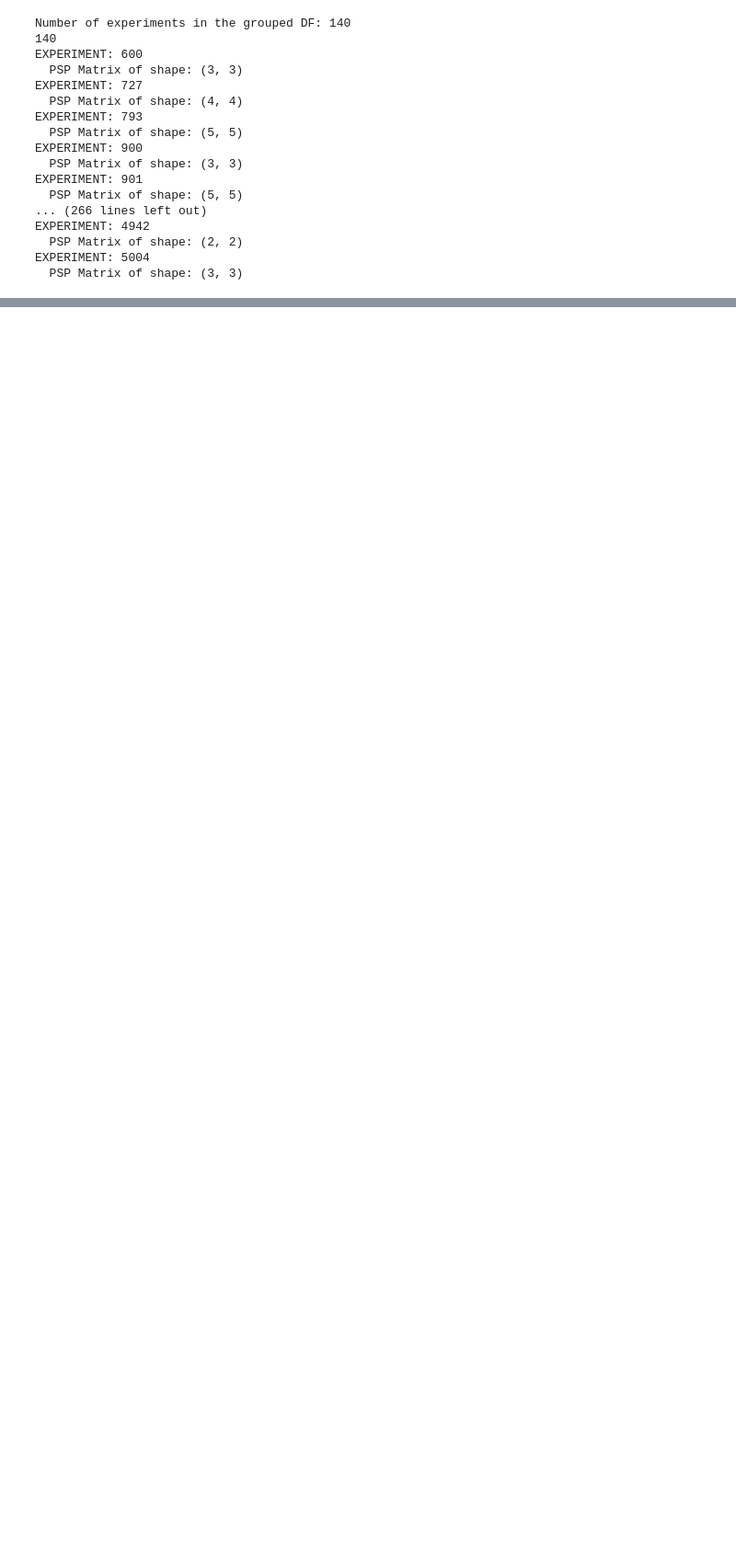
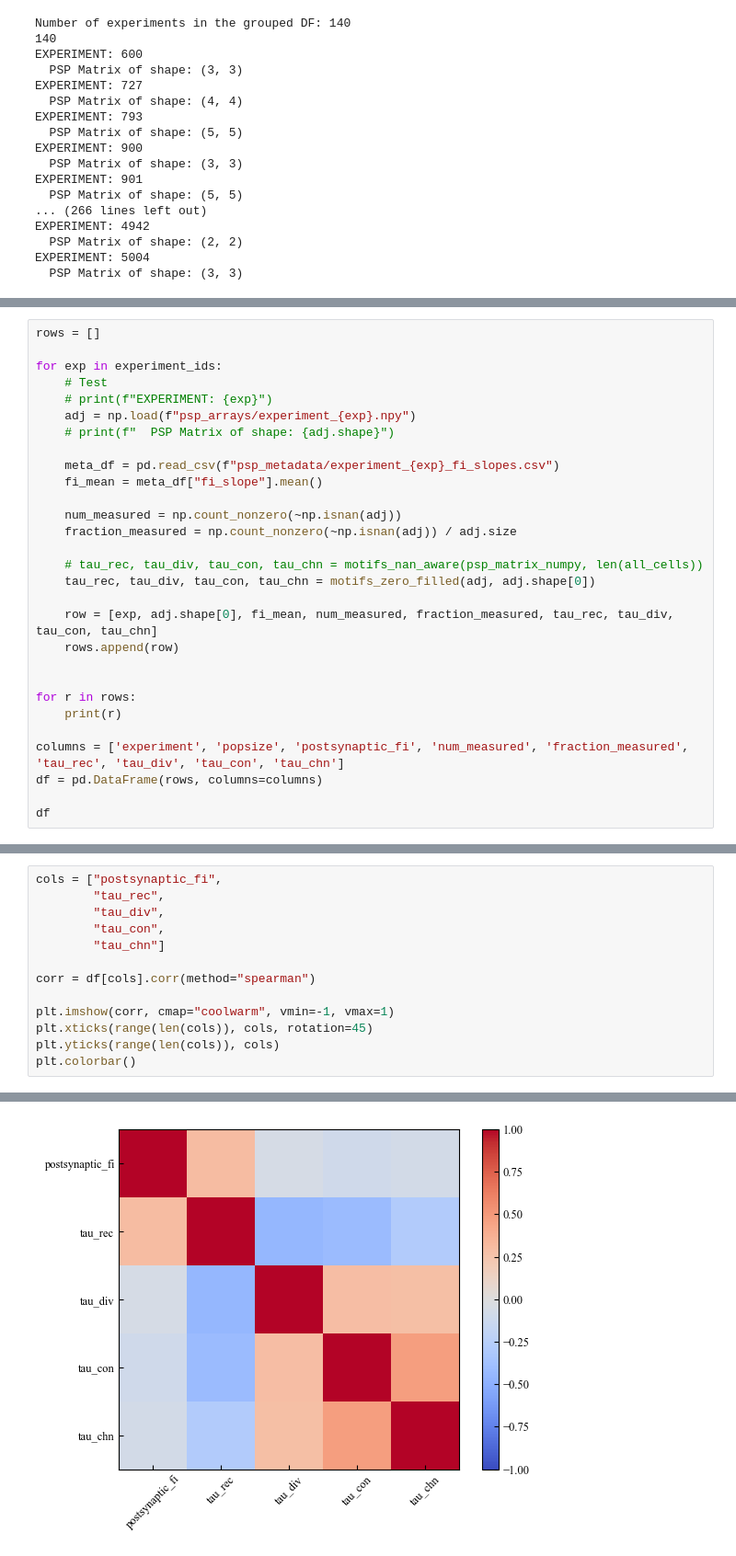
Before and after one commit to acevedomartina/HeterogeneousRNNs, a Jupyter notebook: data_analysis/motif_analysis.ipynb, the cells around one changed output, grey strips where cells are left out. Shown at 92% size. Drawn from its saved outputs; the diff is of its cells as text; blank space fills up the shorter version.

Commit message:
Tests

```diff
--- a/data_analysis/motif_analysis.ipynb
+++ b/data_analysis/motif_analysis.ipynb
@@ -141,0 +356,29 @@ EXPERIMENT: 5004
+# %%
+rows = []
+
+for exp in experiment_ids:
+    # Test
+    # print(f"EXPERIMENT: {exp}")
+    adj = np.load(f"psp_arrays/experiment_{exp}.npy")
+    # print(f"  PSP Matrix of shape: {adj.shape}")
+
+    meta_df = pd.read_csv(f"psp_metadata/experiment_{exp}_fi_slopes.csv")
+    fi_mean = meta_df["fi_slope"].mean()
+
+    num_measured = np.count_nonzero(~np.isnan(adj))
+    fraction_measured = np.count_nonzero(~np.isnan(adj)) / adj.size
+
+    # tau_rec, tau_div, tau_con, tau_chn = motifs_nan_aware(psp_matrix_numpy, len(all_cells))
+    tau_rec, tau_div, tau_con, tau_chn = motifs_zero_filled(adj, adj.shape[0])
+
+    row = [exp, adj.shape[0], fi_mean, num_measured, fraction_measured, tau_rec, tau_div, tau_con, tau_chn]
+    rows.append(row)
+
+
+for r in rows:
+    print(r)
+
+columns = ['experiment', 'popsize', 'postsynaptic_fi', 'num_measured', 'fraction_measured', 'tau_rec', 'tau_div', 'tau_con', 'tau_chn']
+df = pd.DataFrame(rows, columns=columns)
+
+df
@@ -141,0 +458,14 @@ EXPERIMENT: 5004
+# %%
+cols = ["postsynaptic_fi",
+        "tau_rec",
+        "tau_div",
+        "tau_con",
+        "tau_chn"]
+
+corr = df[cols].corr(method="spearman")
+
+plt.imshow(corr, cmap="coolwarm", vmin=-1, vmax=1)
+plt.xticks(range(len(cols)), cols, rotation=45)
+plt.yticks(range(len(cols)), cols)
+plt.colorbar()
+# %% [output]
@@ -141,0 +473 @@ EXPERIMENT: 5004
+[figure, added]
```
Also changed, not shown: parts of 12 cells of this notebook.
